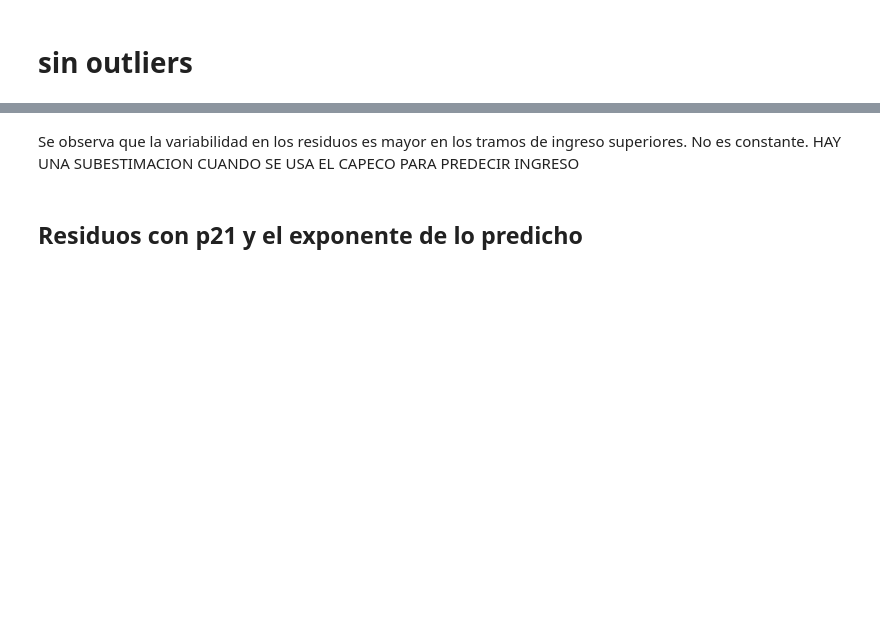
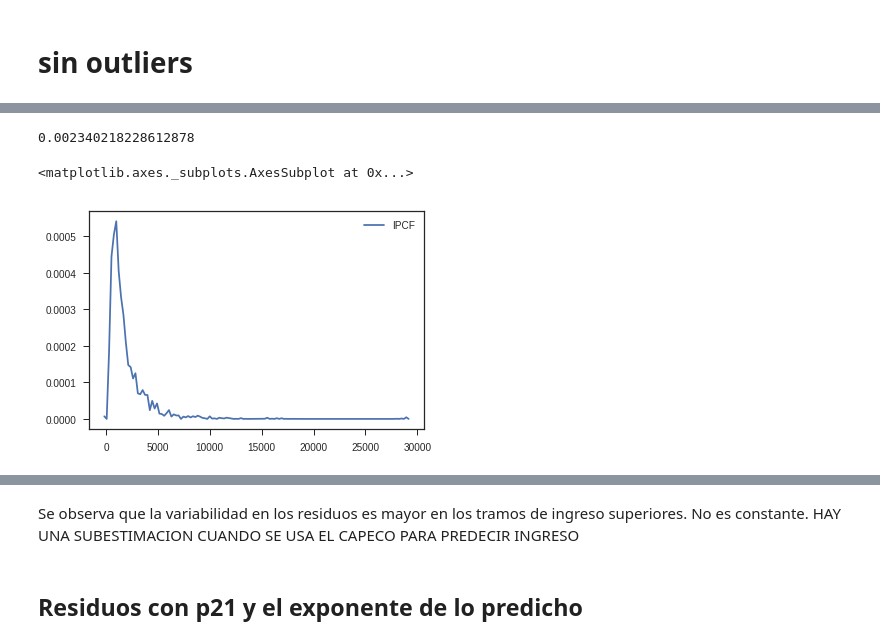
Before and after one commit to alephcero/thesis, a Jupyter notebook: src/Chapter 3 - modelingAndCoeficients.ipynb, the cells around one changed output, grey strips where cells are left out. Drawn from its saved outputs; the diff is of its cells as text; code cells hidden in the pictures; blank space fills up the shorter version.

```diff
--- a/src/Chapter 3 - modelingAndCoeficients.ipynb
+++ b/src/Chapter 3 - modelingAndCoeficients.ipynb
@@ -592,3 +894,12 @@ print lm.summary()
+# %%
+(ingresosPlot.IPCF > 12000).sum()*1./ingresosPlot.shape[0]
+# %% [output]
+0.002340218228612878
+# %%
+sns.kdeplot(ingresosPlot.IPCF)
+# %% [output]
+<matplotlib.axes._subplots.AxesSubplot at 0x...>
+[figure, added]
 # %%
 mask = (ingresos.IPCF  < 12000) & (ingresos.CAPECO> 0)
 # %%
```
Also changed, not shown: parts of 73 cells of this notebook, 15 other files.
